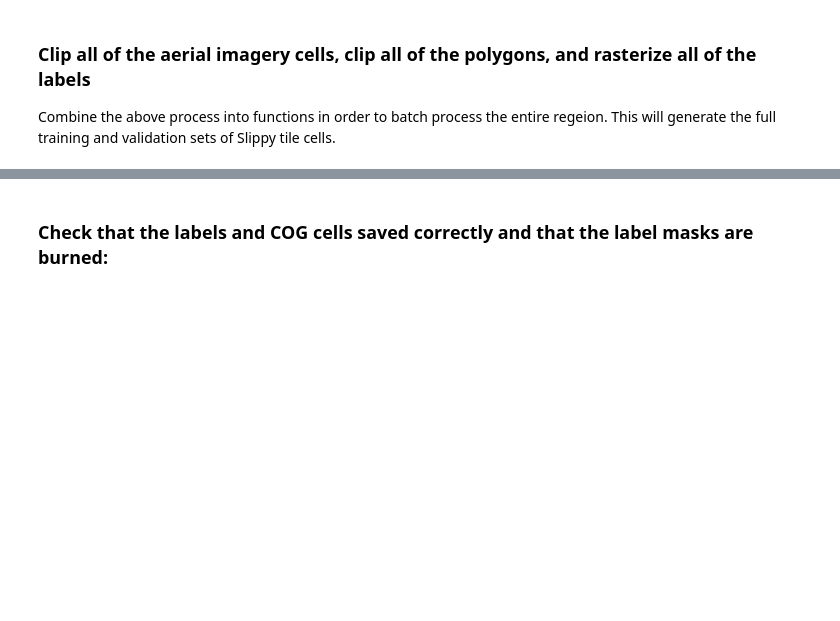
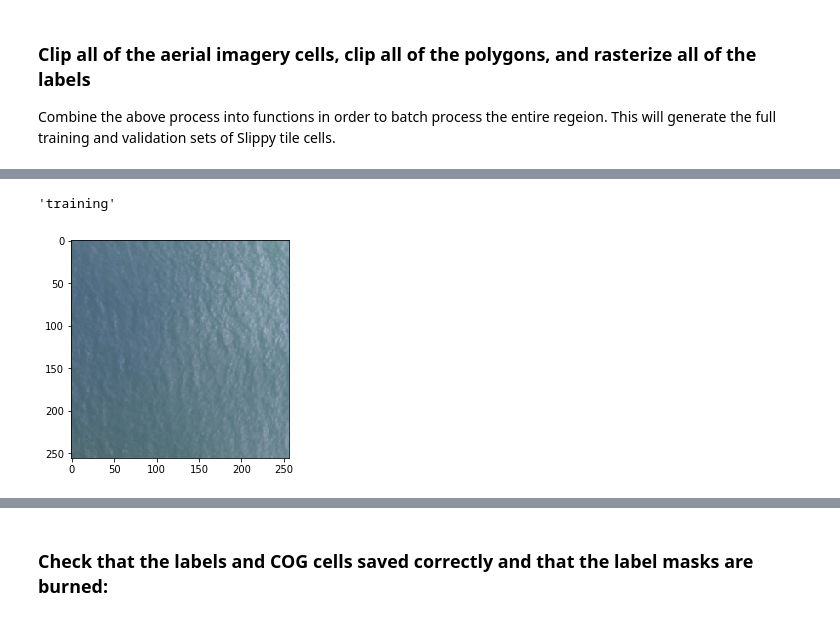
Before and after one commit to butlerbt/SegmentingBuildings, a Jupyter notebook: notebooks/exploratory/Build_eda.ipynb, the cells around one changed output, grey strips where cells are left out. Saved outputs shown, nothing was run; the diff lists cells and outputs as text; code cells hidden in the pictures; blank space fills up the shorter version.

```diff
--- a/notebooks/exploratory/Build_eda.ipynb
+++ b/notebooks/exploratory/Build_eda.ipynb
@@ -114,5 +125,0 @@ train_tiles.plot(ax=ax, color='grey', alpha=0.5, edgecolor='blue')
-# %%
-# merge into one gdf to keep all trn tiles while dropping overlapping/duplicate val tiles
-
-tiles_gdf = gpd.GeoDataFrame(pd.concat([train_tiles, val_tiles], ignore_index=True), crs=trn_tiles.crs)
-tiles_gdf.drop_duplicates(subset=['id'], inplace=True)
@@ -135,6 +126,7 @@ def reformat_xyz(tile_gdf):
 # %%
-#use above funciton to create xyz column
-tiles_gdf = reformat_xyz(tiles_gdf)
+#create xyz column
+
+tiles_gdf = proc.reformat_xyz(tiles_gdf)
 # %% [markdown]
 ### Load/crop COGtiff  to the area of one of the burned tiles using rio_tiler
 # %%
@@ -335,0 +306,11 @@ for idx, tile in tqdm(tiles_gdf.iterrows()):
+# %%
+idx = 381
+tiles_gdf.iloc[idx]['dataset']
+# %% [output]
+'training'
+# %%
+proc.save_tile_img(geotif,xyz=tiles_gdf.iloc[idx]['xyz'], dataset=tiles_gdf.iloc[idx]['dataset'], tile_size=256, zone=zone, region=region,
+                   save_path=img_path, display=True
+ )
+# %% [output]
+[figure, added]
```
Also changed, not shown: parts of 26 cells of this notebook, 1 other file.
